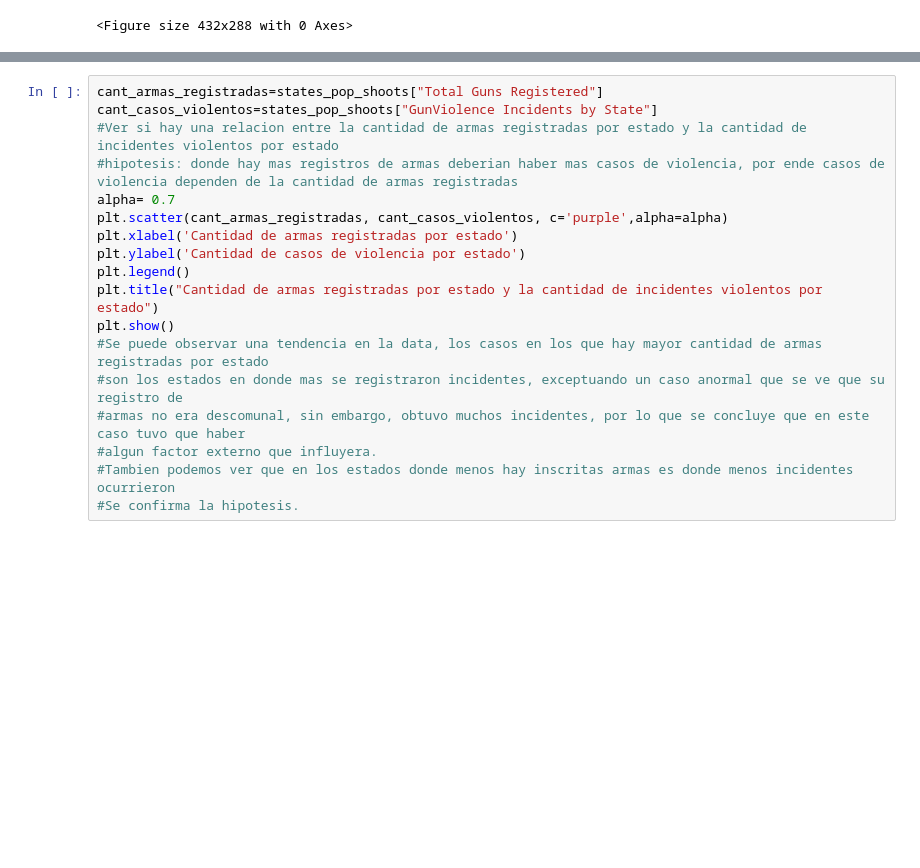
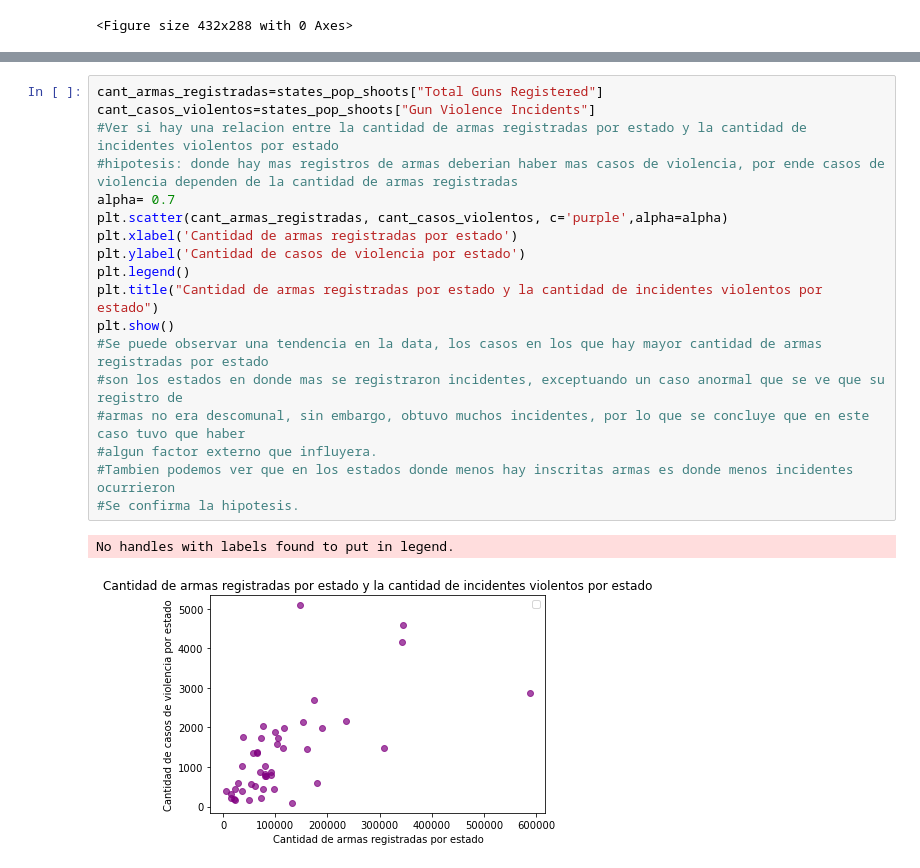
Before and after one commit to panxolopez/proyecto_mineria, a Jupyter notebook: proyecto_data1621.ipynb, the cells around one changed output, grey strips where cells are left out. Cells and saved outputs as stored; diff of their text form; blank space fills up the shorter version.

```diff
--- a/proyecto_data1621.ipynb
+++ b/proyecto_data1621.ipynb
@@ -507,21 +529,24 @@ plt.show()
 # %%
 cant_armas_registradas=states_pop_shoots["Total Guns Registered"]
-cant_casos_violentos=states_pop_shoots["GunViolence Incidents by State"]
+cant_casos_violentos=states_pop_shoots["Gun Violence Incidents"]
 #Ver si hay una relacion entre la cantidad de armas registradas por estado y la cantidad de incidentes violentos por estado
 #hipotesis: donde hay mas registros de armas deberian haber mas casos de violencia, por ende casos de violencia dependen de la cantidad de armas registradas
 alpha= 0.7
 plt.scatter(cant_armas_registradas, cant_casos_violentos, c='purple',alpha=alpha)
 plt.xlabel('Cantidad de armas registradas por estado')
 plt.ylabel('Cantidad de casos de violencia por estado')
 plt.legend()
 plt.title("Cantidad de armas registradas por estado y la cantidad de incidentes violentos por estado")
 plt.show()
 #Se puede observar una tendencia en la data, los casos en los que hay mayor cantidad de armas registradas por estado
 #son los estados en donde mas se registraron incidentes, exceptuando un caso anormal que se ve que su registro de
 #armas no era descomunal, sin embargo, obtuvo muchos incidentes, por lo que se concluye que en este caso tuvo que haber
 #algun factor externo que influyera.
 #Tambien podemos ver que en los estados donde menos hay inscritas armas es donde menos incidentes ocurrieron
 #Se confirma la hipotesis.
+# %% [output]
+No handles with labels found to put in legend.
+[figure, added]
 # %%
 cant_armas_registradas=states_pop_shoots["Total Guns Registered"]
 tiroteos=states_pop_shoots["Shootings"]
```
Also changed, not shown: parts of 6 cells of this notebook.
